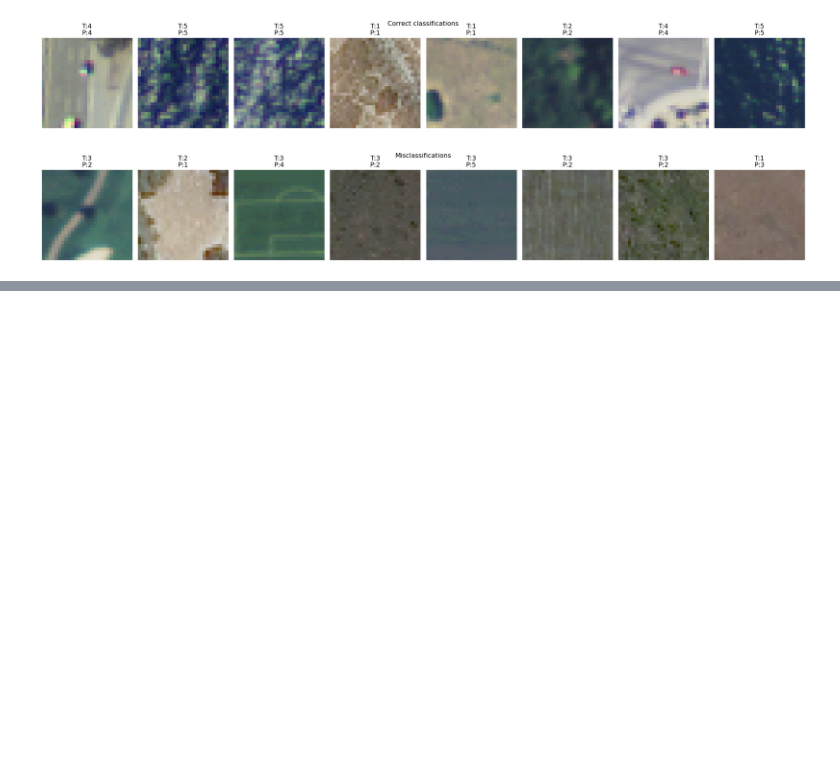
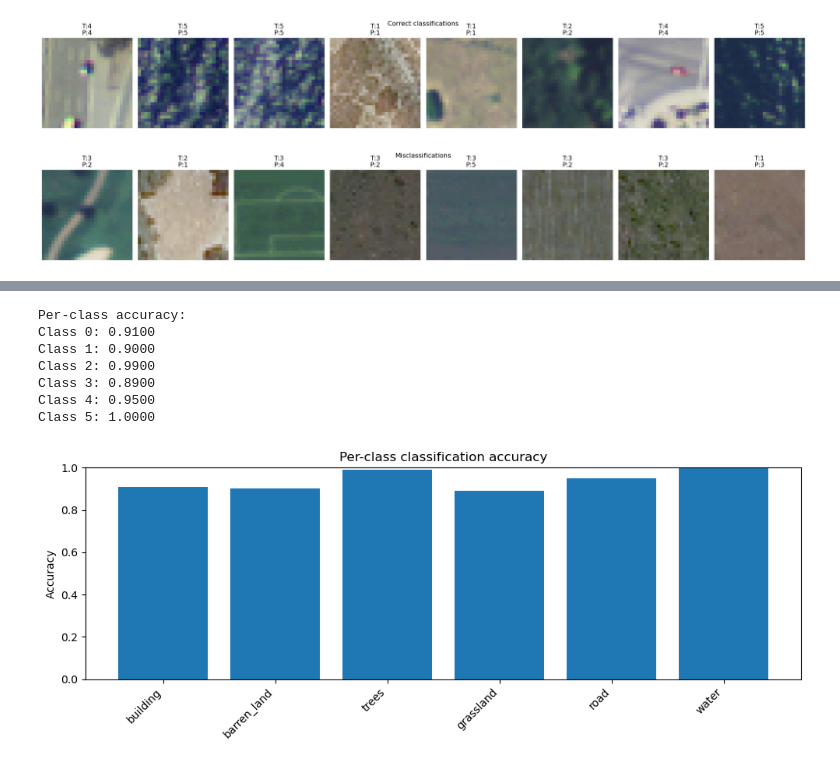
Before and after one commit to Hornston3/remote-sensing-lc, a Jupyter notebook: CNN_classifier_on_remote_sensing_image.ipynb, the cells around one changed output, grey strips where cells are left out. Saved outputs shown, nothing was run; the diff lists cells and outputs as text; code cells hidden in the pictures; blank space fills up the shorter version.

```diff
--- a/CNN_classifier_on_remote_sensing_image.ipynb
+++ b/CNN_classifier_on_remote_sensing_image.ipynb
@@ -617,0 +618,37 @@ plt.show()
+# %%
+all_preds = np.array(pred_labels)
+all_true = np.array(true_labels)
+
+# per-class accuracy
+num_classes = 6
+class_acc = {}
+
+for c in range(num_classes):
+    idx = all_true == c
+    class_acc[c] = accuracy_score(all_true[idx], all_preds[idx])
+
+print("\nPer-class accuracy:")
+for k, v in class_acc.items():
+    print(f"Class {k}: {v:.4f}")
+
+print("")
+
+class_acc_named = {annotations[0][c]: v for c, v in class_acc.items()} # get the label names from the annotations, otherwise we only have digits 0 to 5 instead
+fig, ax = plt.subplots(figsize=(10, 4))
+
+ax.bar(class_acc_named.keys(), class_acc_named.values())
+ax.set_ylabel("Accuracy")
+ax.set_ylim(0, 1)
+ax.set_title("Per-class classification accuracy")
+plt.xticks(rotation=45, ha='right')
+plt.tight_layout()
+plt.show()
+# %% [output]
+Per-class accuracy:
+Class 0: 0.9100
+Class 1: 0.9000
+Class 2: 0.9900
+Class 3: 0.8900
+Class 4: 0.9500
+Class 5: 1.0000
+[figure, added]
```
Also changed, not shown: parts of 5 cells of this notebook, 2 other files.
